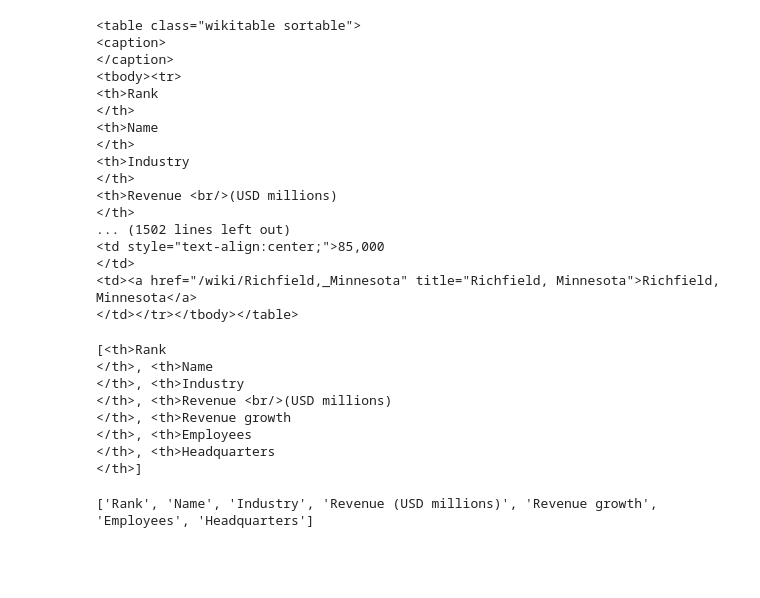
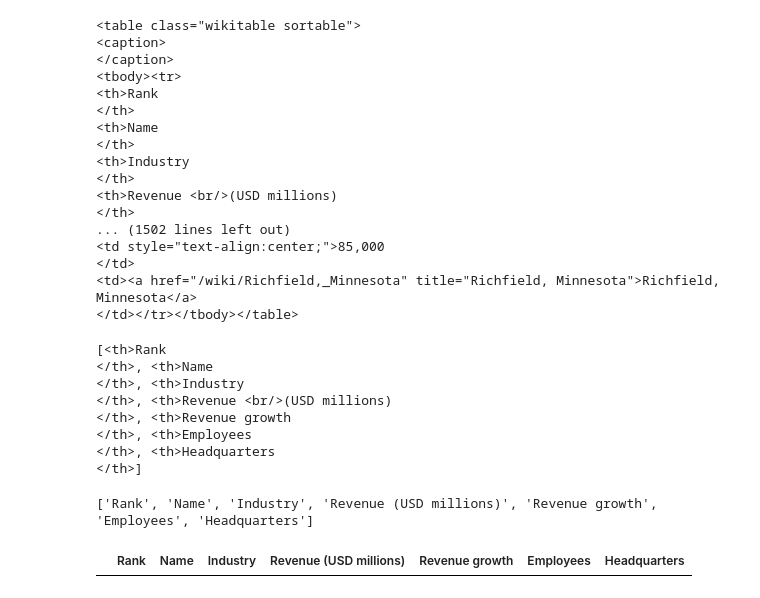
Before and after one commit to ahamzah003/DataAnalystBootcamp, a Jupyter notebook: Web_Scraping.ipynb, the cells around one changed output. Drawn from its saved outputs; the diff is of its cells as text; code cells hidden in the pictures; blank space fills up the shorter version.

Commit message:
Store table headers in pandas dataframe

```diff
--- a/Web_Scraping.ipynb
+++ b/Web_Scraping.ipynb
@@ -71,3 +71,11 @@ table_headers = [title.text.strip() for title in table_titles]
 print(table_headers)
 # %% [output]
 ['Rank', 'Name', 'Industry', 'Revenue (USD millions)', 'Revenue growth', 'Employees', 'Headquarters']
+# %%
+# store table headers as columns in a pandas dataframe.
+df = pd.DataFrame(columns = table_headers)
+# %%
+# assess the dataframe
+df
+# %% [output]
+|  | Rank | Name | Industry | Revenue (USD millions) | Revenue growth | Employees | Headquarters |
```
